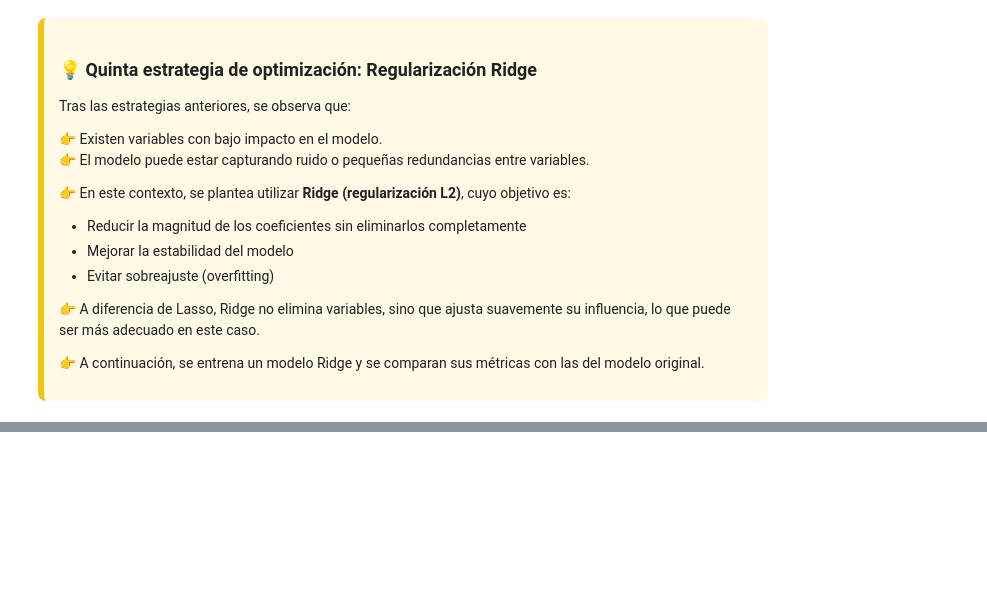
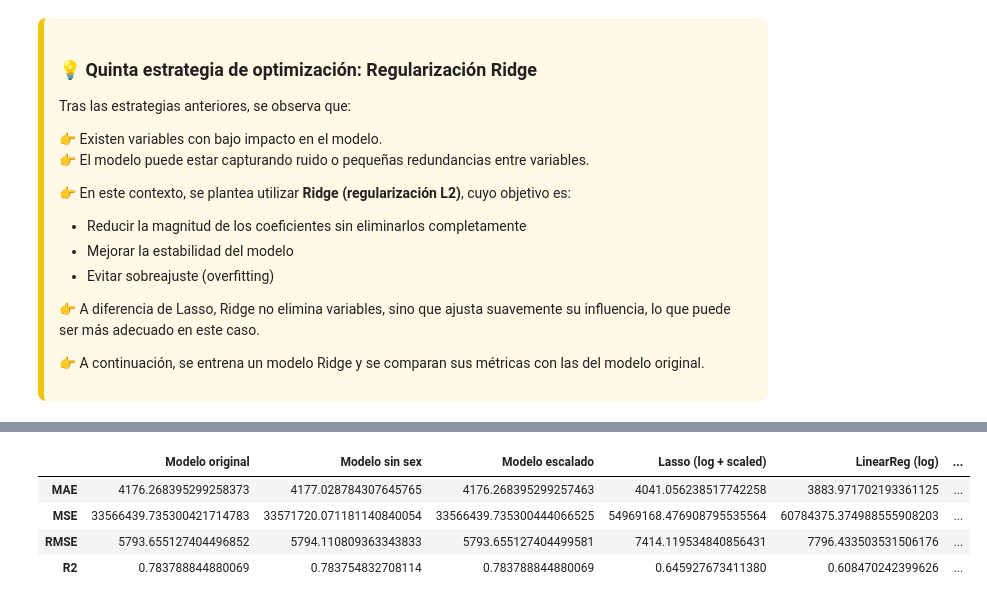
Before and after one commit to 4GeeksAcademy/anaisaponte-GitH-intro-ml, a Jupyter notebook: src/02-linear-regression-medical-insurance-cost.ipynb, the cells around one changed output, grey strips where cells are left out. Cells and saved outputs as stored; diff of their text form; code cells hidden in the pictures; blank space fills up the shorter version.

```diff
--- a/src/02-linear-regression-medical-insurance-cost.ipynb
+++ b/src/02-linear-regression-medical-insurance-cost.ipynb
@@ -1053,32 +1210,52 @@ comparison_final_df = pd.DataFrame({
         "MSE": mean_squared_error(y_test, y_pred),
         "RMSE": np.sqrt(mean_squared_error(y_test, y_pred)),
         "R2": r2_score(y_test, y_pred)
+    },
+
+    "Modelo sin sex": {
+        "MAE": mean_absolute_error(y_test_new, y_pred_new),
+        "MSE": mean_squared_error(y_test_new, y_pred_new),
+        "RMSE": np.sqrt(mean_squared_error(y_test_new, y_pred_new)),
+        "R2": r2_score(y_test_new, y_pred_new)
+    },
+
+    "Modelo escalado": {
+        "MAE": mean_absolute_error(y_test, model_scaled.predict(X_test_scaled)),
+        "MSE": mean_squared_error(y_test, model_scaled.predict(X_test_scaled)),
+        "RMSE": np.sqrt(mean_squared_error(y_test, model_scaled.predict(X_test_scaled))),
+        "R2": r2_score(y_test, model_scaled.predict(X_test_scaled))
     },
 
     "Lasso (log + scaled)": {
         "MAE": mean_absolute_error(y_test, y_pred_lasso),
         "MSE": mean_squared_error(y_test, y_pred_lasso),
         "RMSE": np.sqrt(mean_squared_error(y_test, y_pred_lasso)),
         "R2": r2_score(y_test, y_pred_lasso)
     },
 
     "LinearReg (log)": {
         "MAE": mean_absolute_error(y_test, y_pred_log),
         "MSE": mean_squared_error(y_test, y_pred_log),
         "RMSE": np.sqrt(mean_squared_error(y_test, y_pred_log)),
         "R2": r2_score(y_test, y_pred_log)
     },
 
     "Ridge (log + scaled)": {
         "MAE": mean_absolute_error(y_test, y_pred_ridge),
         "MSE": mean_squared_error(y_test, y_pred_ridge),
         "RMSE": np.sqrt(mean_squared_error(y_test, y_pred_ridge)),
         "R2": r2_score(y_test, y_pred_ridge)
     }
 
 })
 
 # Formato bonito sin notación científica
 comparison_final_df = comparison_final_df.map(lambda x: f"{x:.15f}")
 
 comparison_final_df
+# %% [output]
+|  | Modelo original | Modelo sin sex | Modelo escalado | Lasso (log + scaled) | LinearReg (log) | ... |
+| MAE | 4176.268395299258373 | 4177.028784307645765 | 4176.268395299257463 | 4041.056238517742258 | 3883.971702193361125 | ... |
+| MSE | 33566439.735300421714783 | 33571720.071181140840054 | 33566439.735300444066525 | 54969168.476908795535564 | 60784375.374988555908203 | ... |
+| RMSE | 5793.655127404496852 | 5794.110809363343833 | 5793.655127404499581 | 7414.119534840856431 | 7796.433503531506176 | ... |
+| R2 | 0.783788844880069 | 0.783754832708114 | 0.783788844880069 | 0.645927673411380 | 0.608470242399626 | ... |
```
Also changed, not shown: parts of 31 cells of this notebook.
